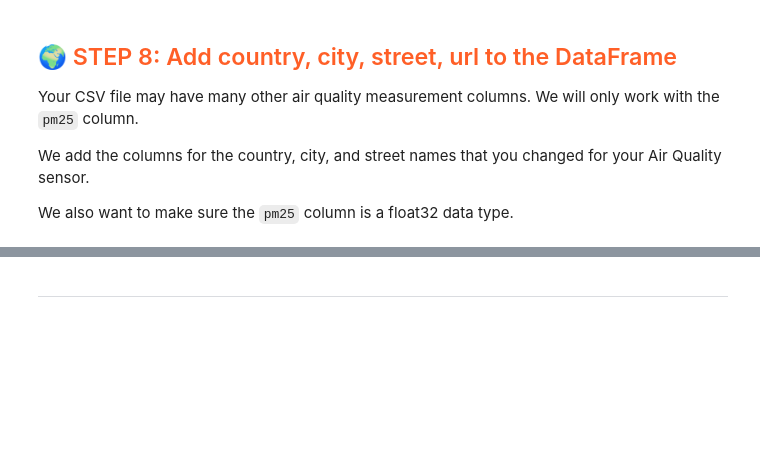
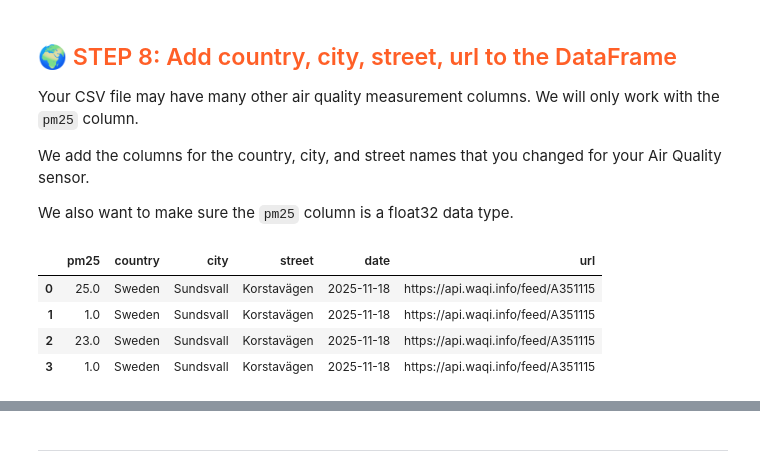
Before and after one commit to sachin121103/mlfs-book, a Jupyter notebook: notebooks/airquality/1_air_quality_feature_backfill.ipynb, the cells around one changed output, grey strips where cells are left out. Saved outputs shown, nothing was run; the diff lists cells and outputs as text; code cells hidden in the pictures; blank space fills up the shorter version.

```diff
--- a/notebooks/airquality/1_air_quality_feature_backfill.ipynb
+++ b/notebooks/airquality/1_air_quality_feature_backfill.ipynb
@@ -258,9 +339,18 @@ We also want to make sure the `pm25` column is a float32 data type.
 # %%
 # Your sensor may have columns we won't use, so only keep the date and pm25 columns
 # If the column names in your DataFrame are different, rename your columns to `date` and `pm25`
-df_aq['country']=country
-df_aq['city']=city
-df_aq['street']=street
-df_aq['url']=aqicn_url
-df_aq
+
+for sensor in sensors:
+    aq_today_combined_df['country'] = country
+    aq_today_combined_df['city'] = city
+    aq_today_combined_df['street'] = sensor['street']
+    aq_today_combined_df['url'] = sensor['aqicn_url']
+
+aq_today_combined_df
+# %% [output]
+|  | pm25 | country | city | street | date | url |
+| 0 | 25.0 | Sweden | Sundsvall | Korstavägen | 2025-11-18 | https://api.waqi.info/feed/A351115 |
+| 1 | 1.0 | Sweden | Sundsvall | Korstavägen | 2025-11-18 | https://api.waqi.info/feed/A351115 |
+| 2 | 23.0 | Sweden | Sundsvall | Korstavägen | 2025-11-18 | https://api.waqi.info/feed/A351115 |
+| 3 | 1.0 | Sweden | Sundsvall | Korstavägen | 2025-11-18 | https://api.waqi.info/feed/A351115 |
 # %%
```
Also changed, not shown: parts of 17 cells of this notebook.
